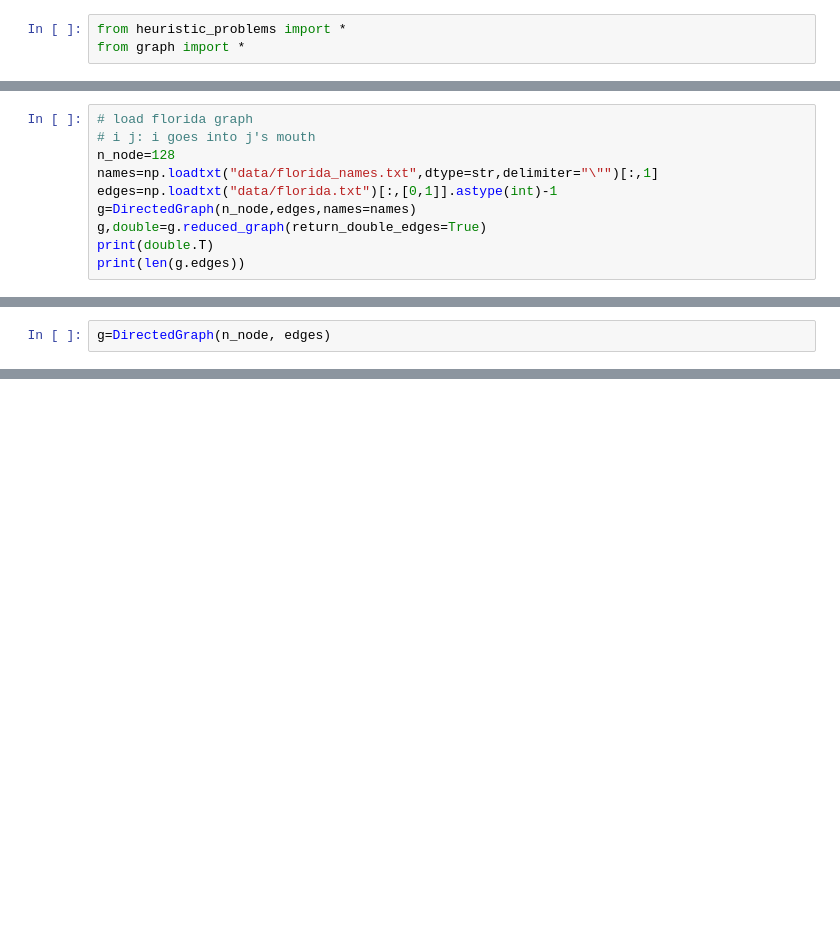
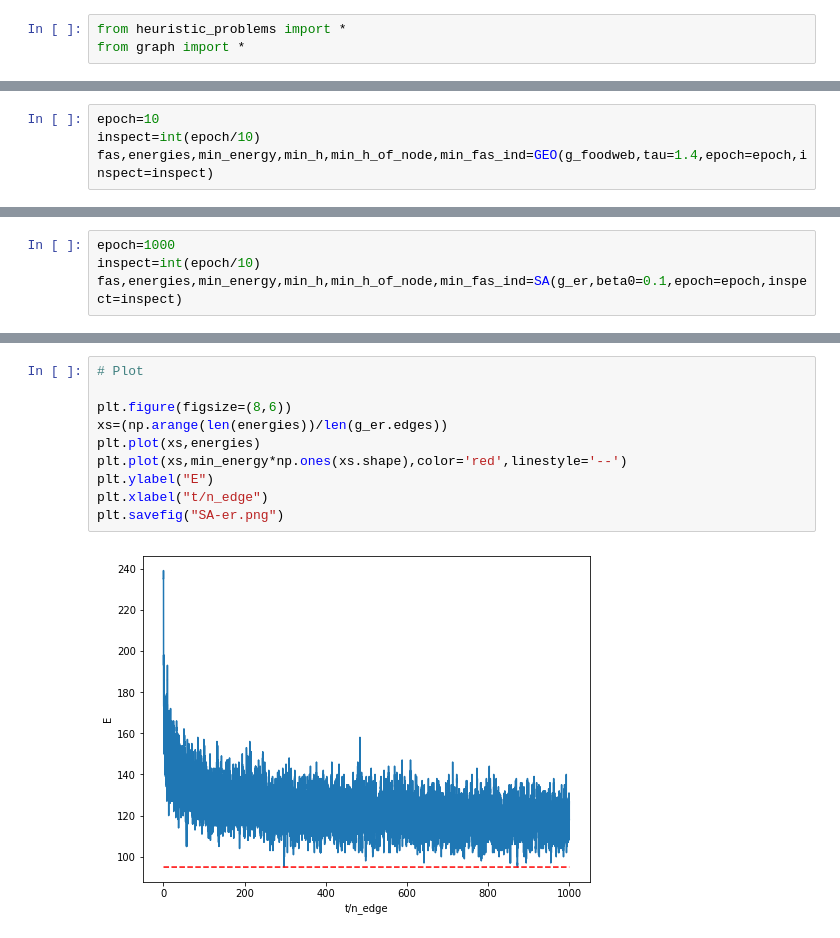
Before and after one commit to zeqianli/ExtremalOptimization, a Jupyter notebook: FAS.ipynb, the cells around one changed output, grey strips where cells are left out. Drawn from its saved outputs; the diff is of its cells as text; blank space fills up the shorter version.

```diff
--- a/FAS.ipynb
+++ b/FAS.ipynb
@@ -70,10 +16,0 @@ Load graphs
-# %%
-# load florida graph
-# i j: i goes into j's mouth
-n_node=128
-names=np.loadtxt("data/florida_names.txt",dtype=str,delimiter="\"")[:,1]
-edges=np.loadtxt("data/florida.txt")[:,[0,1]].astype(int)-1
-g=DirectedGraph(n_node,edges,names=names)
-g,double=g.reduced_graph(return_double_edges=True)
-print(double.T)
-print(len(g.edges))
@@ -319,2 +16,0 @@ print(edges.T)
-# %%
-g=DirectedGraph(n_node, edges)
@@ -363,0 +156,4 @@ np.argmin(a)
+# %%
+epoch=10
+inspect=int(epoch/10)
+fas,energies,min_energy,min_h,min_h_of_node,min_fas_ind=GEO(g_foodweb,tau=1.4,epoch=epoch,inspect=inspect)
@@ -363,0 +220,4 @@ np.argmin(a)
+# %%
+epoch=1000
+inspect=int(epoch/10)
+fas,energies,min_energy,min_h,min_h_of_node,min_fas_ind=SA(g_er,beta0=0.1,epoch=epoch,inspect=inspect)
@@ -363,0 +235,12 @@ np.argmin(a)
+# %%
+# Plot
+
+plt.figure(figsize=(8,6))
+xs=(np.arange(len(energies))/len(g_er.edges))
+plt.plot(xs,energies)
+plt.plot(xs,min_energy*np.ones(xs.shape),color='red',linestyle='--')
+plt.ylabel("E")
+plt.xlabel("t/n_edge")
+plt.savefig("SA-er.png")
+# %% [output]
+[figure, added]
```
Also changed, not shown: parts of 44 cells of this notebook, 25 other files.
